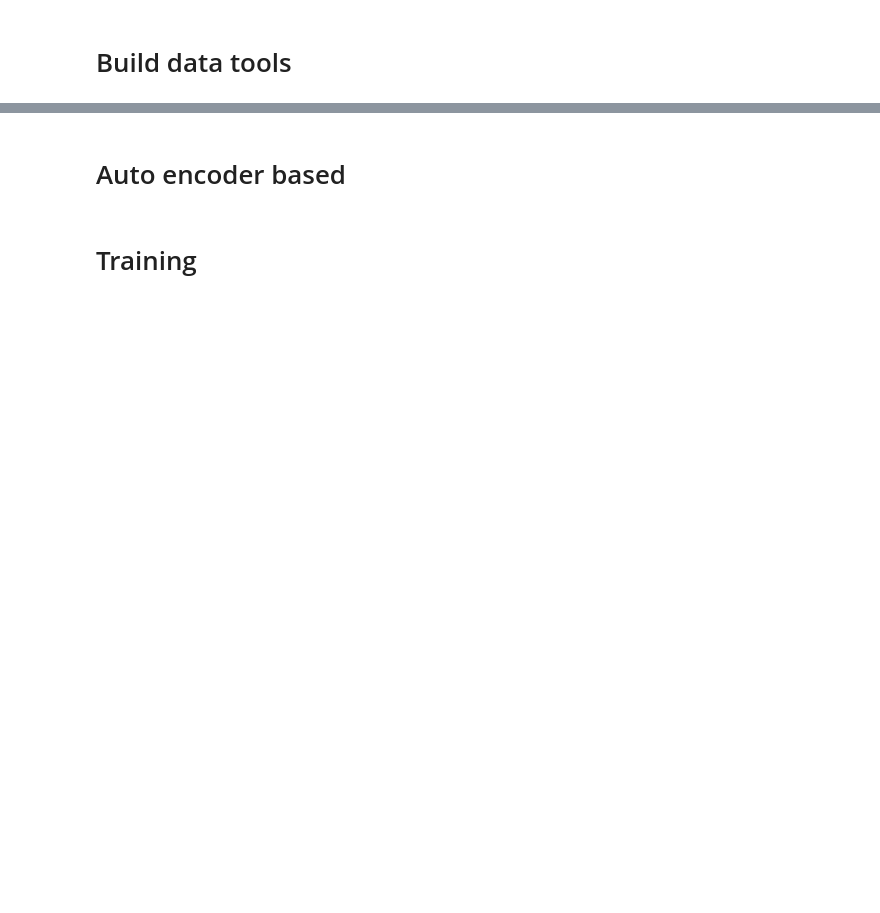
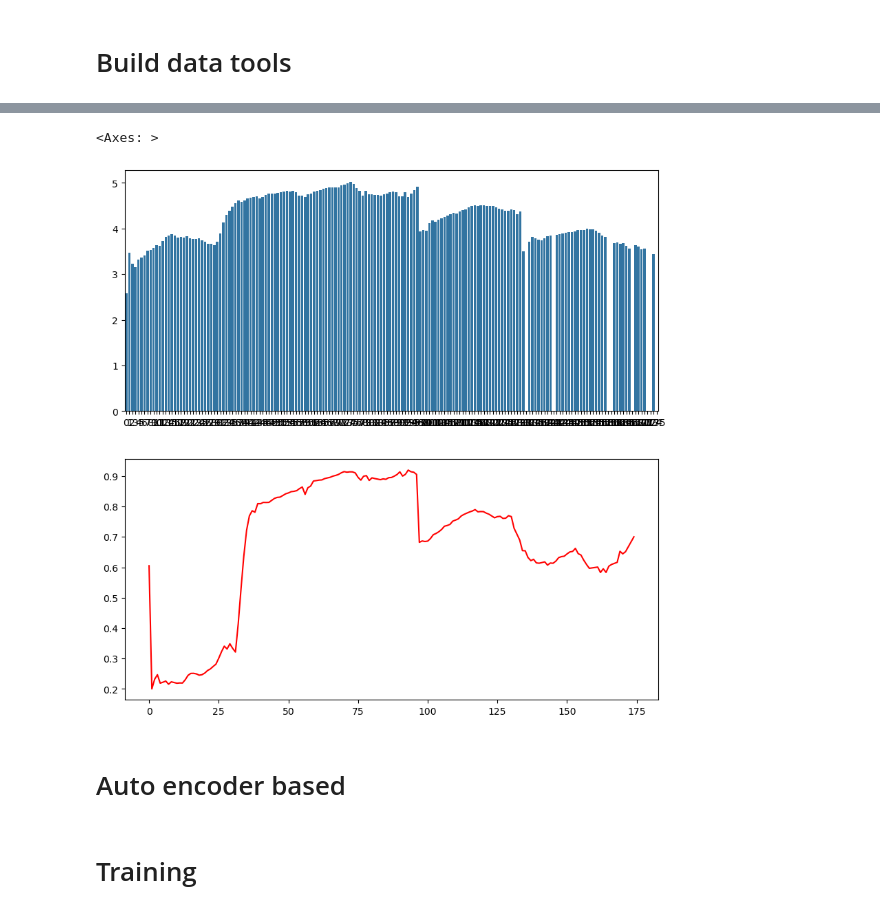
Before and after one commit to Pierre-DLB/hyperspectral-imaging, a Jupyter notebook: experiments_CNN.ipynb, the cells around one changed output, grey strips where cells are left out. Drawn from its saved outputs; the diff is of its cells as text; code cells hidden in the pictures; blank space fills up the shorter version.

```diff
--- a/experiments_CNN.ipynb
+++ b/experiments_CNN.ipynb
@@ -93,2 +139,12 @@ test_dl = DataLoader(test_ds, batch_size=1000, shuffle=False)
+# %%
+X_log = np.log(X_train+1)
+
+fig, ax = plt.subplots(2, 1, figsize=(10, 10))
+sns.barplot(x=np.arange(X_log.mean(axis=0).shape[0]), y=X_log.mean(axis=0), ax=ax[0])
+
+sns.lineplot(x=np.arange(X_log.mean(axis=0).shape[0]), y=X_log.std(axis=0), c='r', ax=ax[1])
+# %% [output]
+<Axes: >
+[figure, added]
 # %% [markdown]
 # Auto encoder based
```
Also changed, not shown: parts of 44 cells of this notebook, 26 other files.
